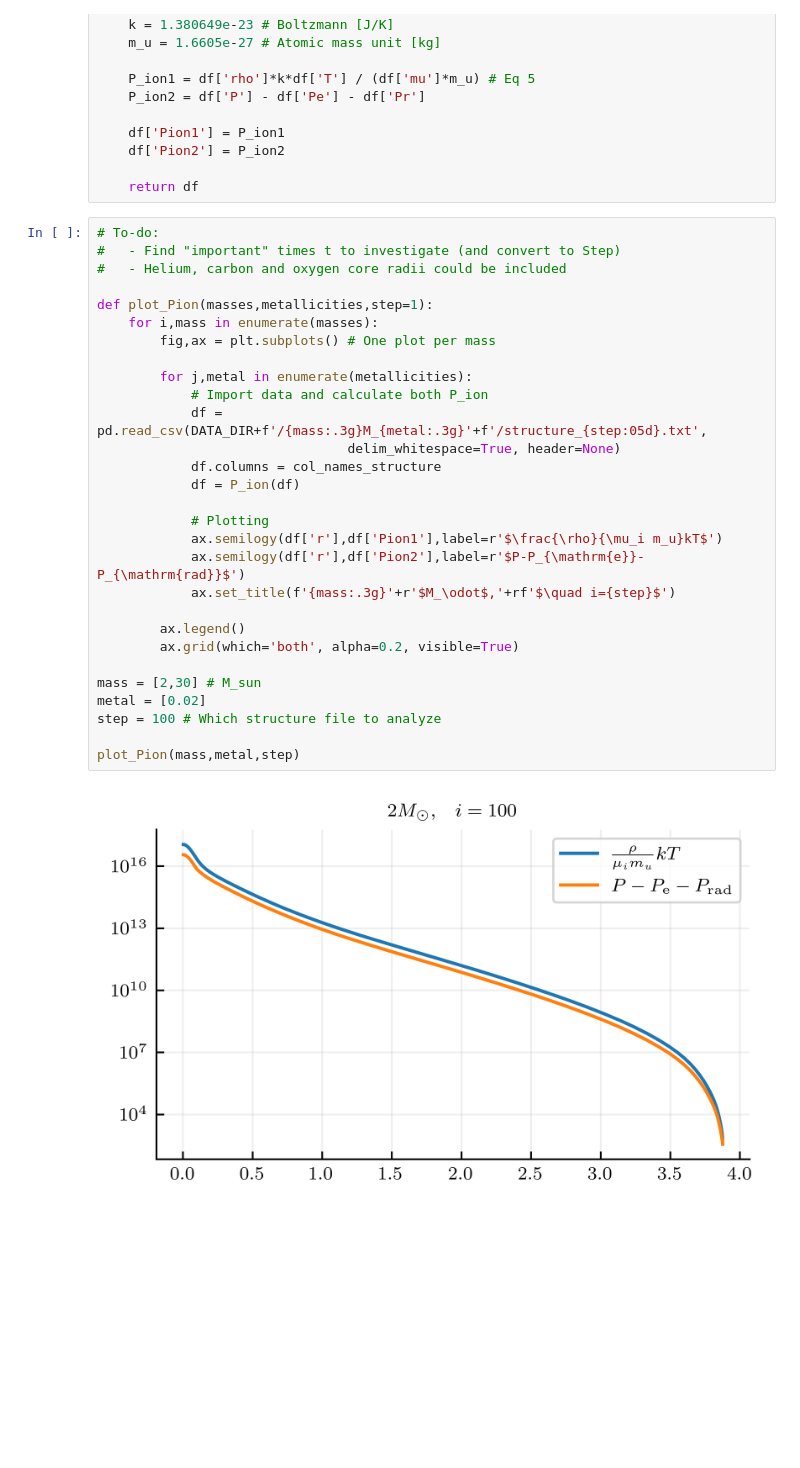
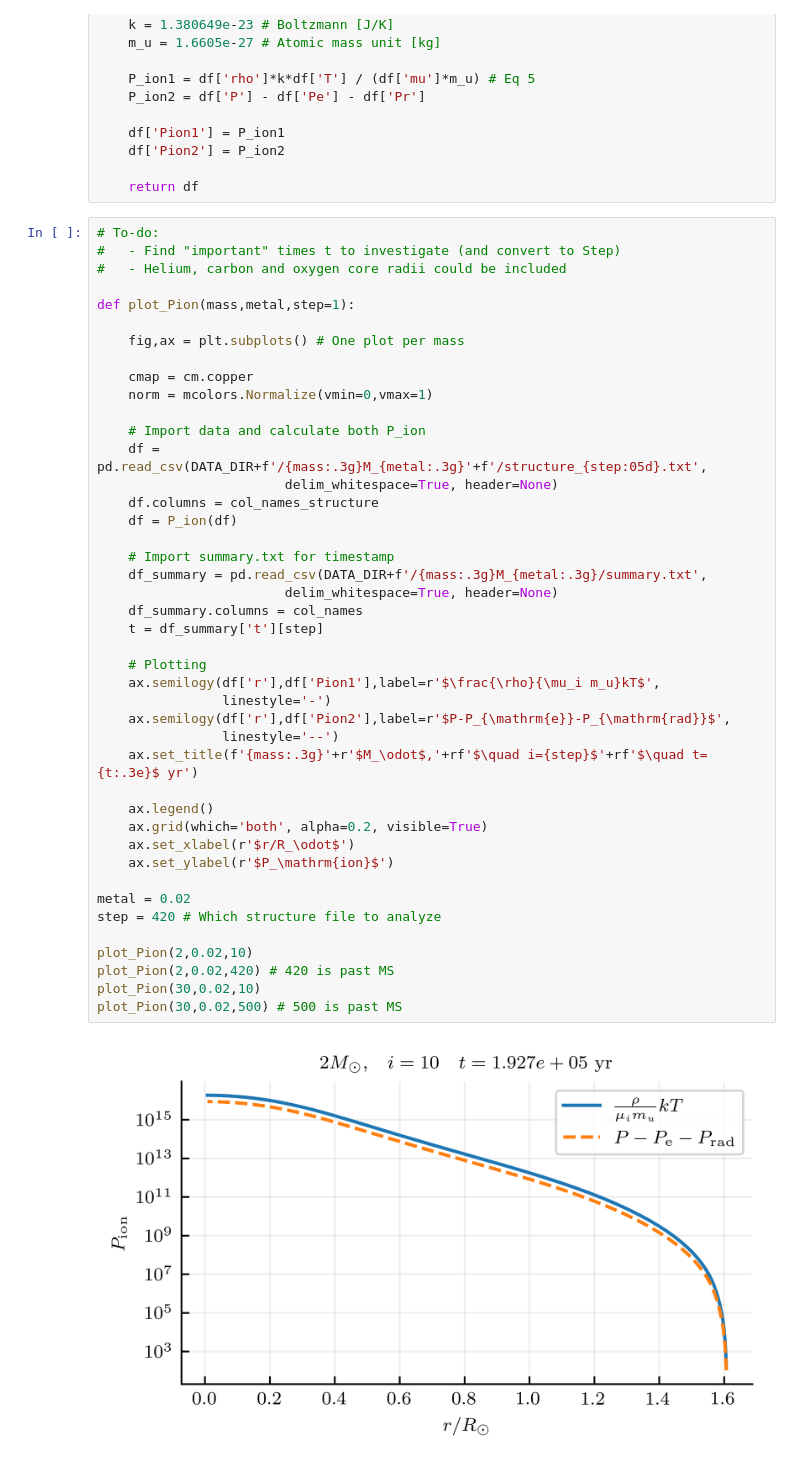
Before and after one commit to JeppJeppsson/Stellar_project, a Jupyter notebook: 3.5.ipynb, the cells around one changed output. Drawn from its saved outputs; the diff is of its cells as text; blank space fills up the shorter version.

Commit message:
Pion graphs clarified, Pe v Prad made

```diff
--- a/3.5.ipynb
+++ b/3.5.ipynb
@@ -48,31 +48,45 @@ def P_ion(df):
 # %%
 # To-do:
 #   - Find "important" times t to investigate (and convert to Step)
 #   - Helium, carbon and oxygen core radii could be included
 
-def plot_Pion(masses,metallicities,step=1):
-    for i,mass in enumerate(masses):
-        fig,ax = plt.subplots() # One plot per mass
+def plot_Pion(mass,metal,step=1):
 
-        for j,metal in enumerate(metallicities):
-            # Import data and calculate both P_ion
-            df = pd.read_csv(DATA_DIR+f'/{mass:.3g}M_{metal:.3g}'+f'/structure_{step:05d}.txt',
-                                delim_whitespace=True, header=None)
-            df.columns = col_names_structure
-            df = P_ion(df)
+    fig,ax = plt.subplots() # One plot per mass
 
-            # Plotting
-            ax.semilogy(df['r'],df['Pion1'],label=r'$\frac{\rho}{\mu_i m_u}kT$')
-            ax.semilogy(df['r'],df['Pion2'],label=r'$P-P_{\mathrm{e}}-P_{\mathrm{rad}}$')
-            ax.set_title(f'{mass:.3g}'+r'$M_\odot$,'+rf'$\quad i={step}$')
+    cmap = cm.copper
+    norm = mcolors.Normalize(vmin=0,vmax=1)
 
-        ax.legend()
-        ax.grid(which='both', alpha=0.2, visible=True)
+    # Import data and calculate both P_ion
+    df = pd.read_csv(DATA_DIR+f'/{mass:.3g}M_{metal:.3g}'+f'/structure_{step:05d}.txt',
+                        delim_whitespace=True, header=None)
+    df.columns = col_names_structure
+    df = P_ion(df)
 
-mass = [2,30] # M_sun
-metal = [0.02]
-step = 100 # Which structure file to analyze
+    # Import summary.txt for timestamp
+    df_summary = pd.read_csv(DATA_DIR+f'/{mass:.3g}M_{metal:.3g}/summary.txt',
+                        delim_whitespace=True, header=None)
+    df_summary.columns = col_names
+    t = df_summary['t'][step]
 
-plot_Pion(mass,metal,step)
+    # Plotting
+    ax.semilogy(df['r'],df['Pion1'],label=r'$\frac{\rho}{\mu_i m_u}kT$',
+                linestyle='-')
+    ax.semilogy(df['r'],df['Pion2'],label=r'$P-P_{\mathrm{e}}-P_{\mathrm{rad}}$',
+                linestyle='--')
+    ax.set_title(f'{mass:.3g}'+r'$M_\odot$,'+rf'$\quad i={step}$'+rf'$\quad t={t:.3e}$ yr')
+
+    ax.legend()
+    ax.grid(which='both', alpha=0.2, visible=True)
+    ax.set_xlabel(r'$r/R_\odot$')
+    ax.set_ylabel(r'$P_\mathrm{ion}$')
+
+metal = 0.02
+step = 420 # Which structure file to analyze
+
+plot_Pion(2,0.02,10)
+plot_Pion(2,0.02,420) # 420 is past MS
+plot_Pion(30,0.02,10)
+plot_Pion(30,0.02,500) # 500 is past MS
 # %% [output]
-[figure, old version]
+[figure, new version]
```
Also changed, not shown: parts of 3 cells of this notebook.
